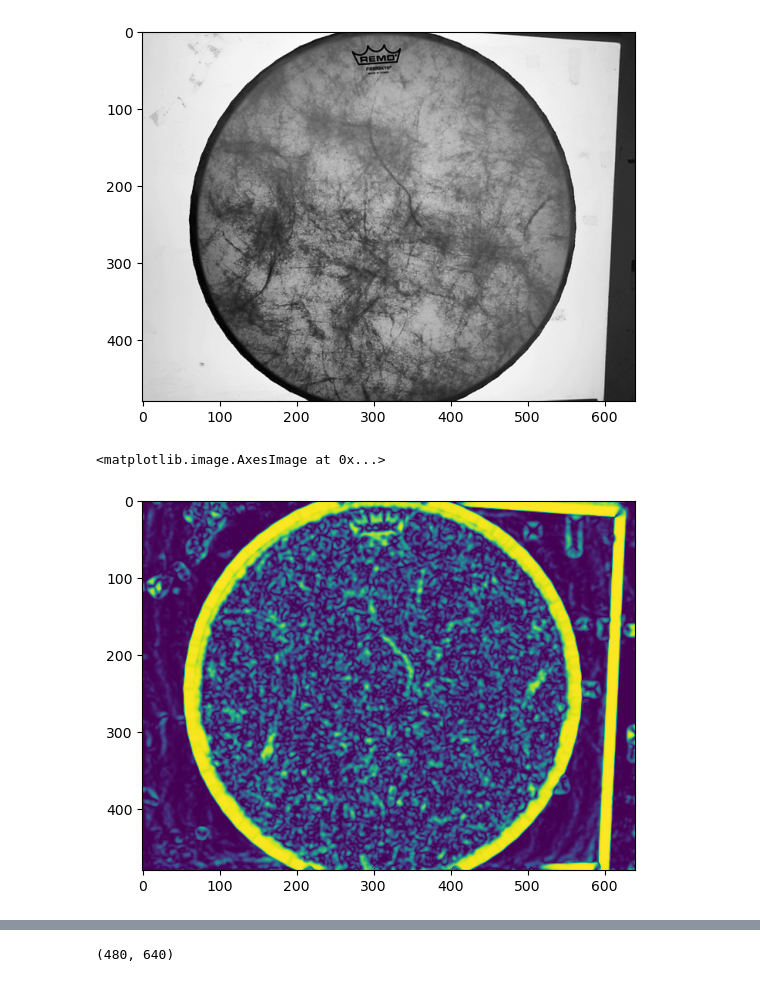
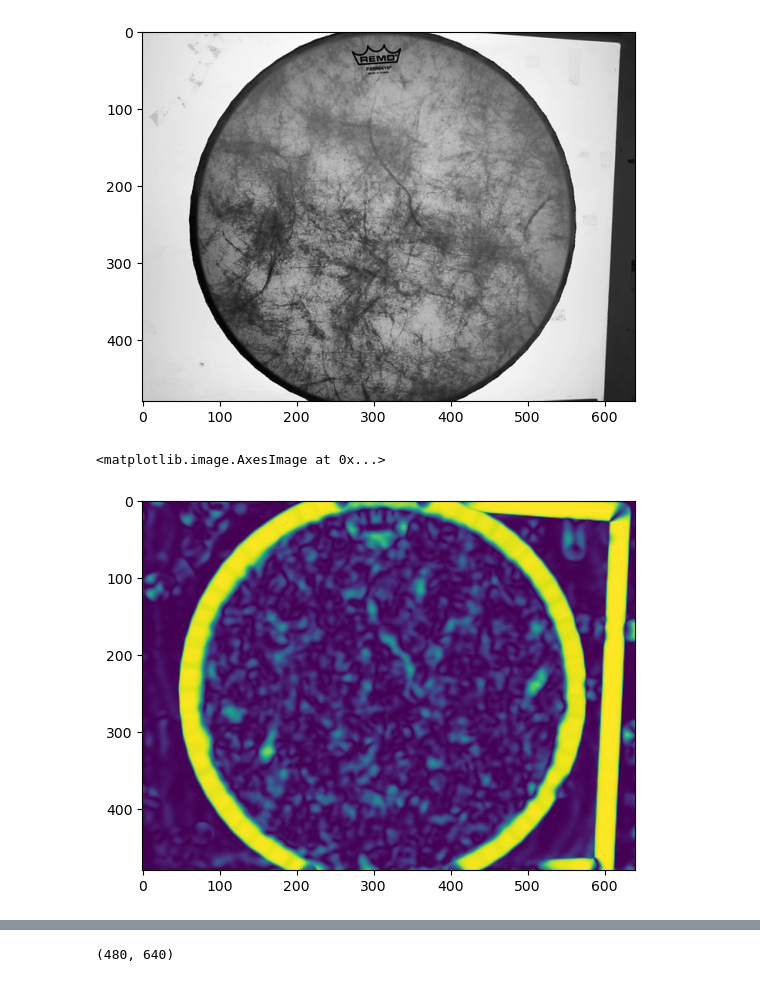
Before and after one commit to wernst24/bobdiffusion, a Jupyter notebook: downscale.ipynb, the cells around one changed output, grey strips where cells are left out. Cells and saved outputs as stored; diff of their text form; code cells hidden in the pictures.

```diff
--- a/downscale.ipynb
+++ b/downscale.ipynb
@@ -14,11 +14,11 @@ plt.imshow(drumhead, cmap='gray')
 <matplotlib.image.AxesImage at 0x...>
 [figure]
 # %%
-coherence, angle = coh_ang_calc(drumhead, epsilon=.1)
+coherence, angle = coh_ang_calc(drumhead, epsilon=.1, sigma_inner=4)
 plt.imshow(coherence)
 # %% [output]
 <matplotlib.image.AxesImage at 0x...>
-[figure, old version]
+[figure, new version]
 # %%
 plt.imshow((angle + np.pi)/(np.pi * 2))
 # %% [output]
```
Also changed, not shown: parts of 11 cells of this notebook.
